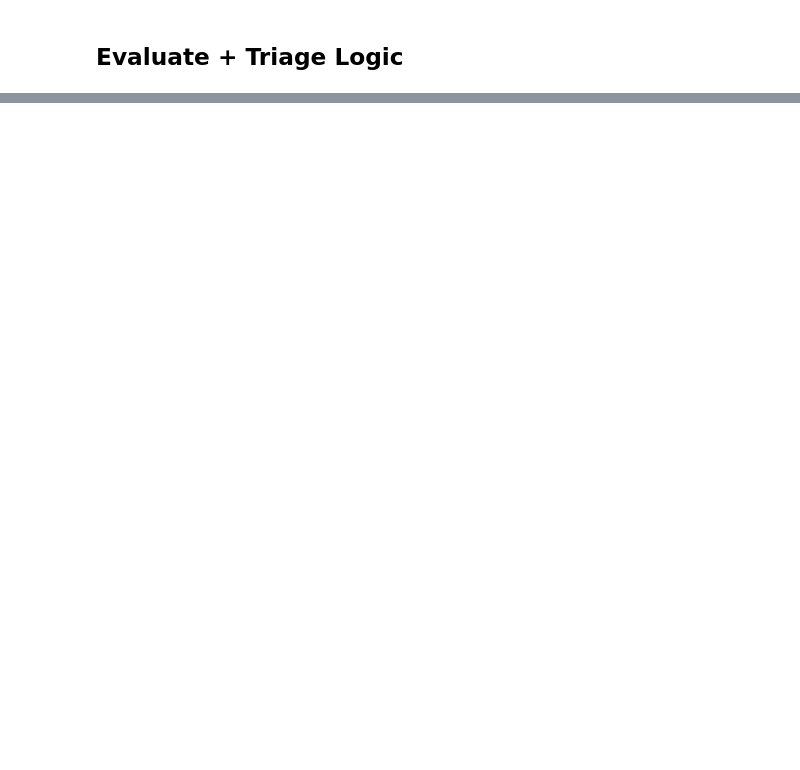
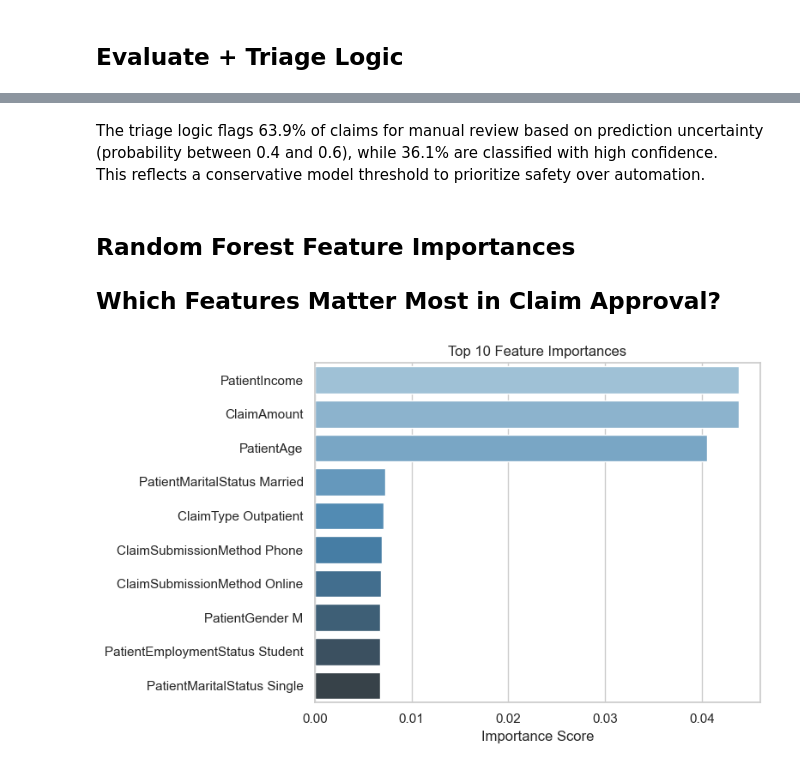
Before and after one commit to efall-dev/insurance-claim-triage-ml, a Jupyter notebook: notebooks/01_eda_model_triage.ipynb, the cells around one changed output, grey strips where cells are left out. Drawn from its saved outputs; the diff is of its cells as text; code cells hidden in the pictures; blank space fills up the shorter version.

```diff
--- a/notebooks/01_eda_model_triage.ipynb
+++ b/notebooks/01_eda_model_triage.ipynb
@@ -82,0 +197,43 @@ triage['TriageFlag'].value_counts()
+# %% [markdown]
+The triage logic flags 63.9% of claims for manual review based on prediction uncertainty (probability between 0.4 and 0.6), while 36.1% are classified with high confidence.
+This reflects a conservative model threshold to prioritize safety over automation.
+# %% [markdown]
+## Random Forest Feature Importances
+## Which Features Matter Most in Claim Approval?
+# %%
+top_n = 10
+importances = pipeline.named_steps['clf'].feature_importances_
+feature_names = pipeline.named_steps['prep'].get_feature_names_out()
+
+feat_df = pd.DataFrame({
+    'Feature': feature_names,
+    'Importance': importances
+}).sort_values('Importance', ascending=False).head(top_n)
+
+feat_df['Feature'] = (
+    feat_df['Feature']
+    .str.replace('num__', '', regex=False)
+    .str.replace('cat__', '', regex=False)
+    .str.replace('_', ' ')
+)
+
+plt.figure(figsize=(8, 5))
+sns.set_theme(style="whitegrid")
+
+# Use the feature name as hue, and disable legend
+ax = sns.barplot(
+    data=feat_df,
+    y='Feature',
+    x='Importance',
+    hue='Feature',        # triggers color assignment
+    palette='Blues_d',
+    dodge=False
+)
+plt.title(f'Top {top_n} Feature Importances')
+plt.xlabel('Importance Score')
+plt.ylabel('')
+plt.legend([],[], frameon=False)  # remove legend
+plt.tight_layout()
+plt.show()
+# %% [output]
+[figure, added]
```
Also changed, not shown: parts of 8 cells of this notebook.
